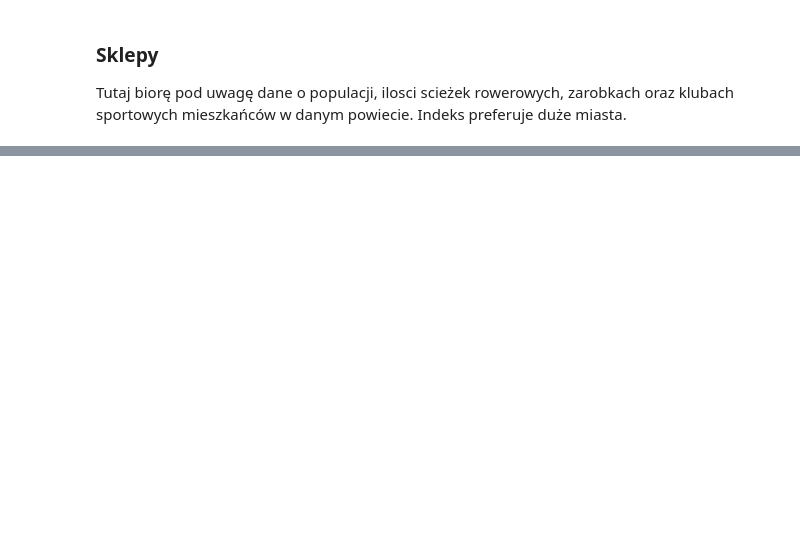
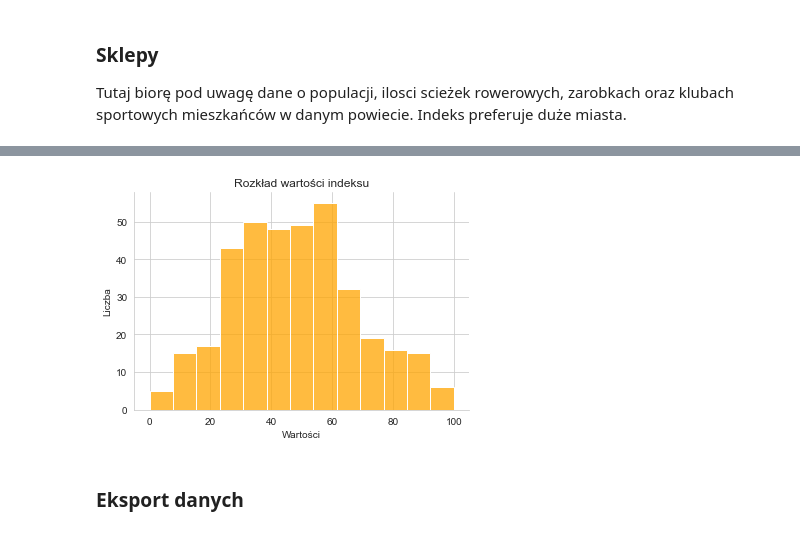
Before and after one commit to wojtekolesinski/bicycle-shop-case-study, a Jupyter notebook: notebook.ipynb, the cells around one changed output, grey strips where cells are left out. Saved outputs shown, nothing was run; the diff lists cells and outputs as text; code cells hidden in the pictures; blank space fills up the shorter version.

```diff
--- a/notebook.ipynb
+++ b/notebook.ipynb
@@ -361,3 +363,15 @@ dane_norm.loc[sklepy.nlargest(5).index, ['ludnosc', 'kluby_sportowe_10k_mieszkan
 | Powiat m.Wrocław | 0.351779 | 0.207048 | 0.450980 | 0.449672 | 0.533057 |
 | Powiat m.Poznań | 0.289791 | 0.255507 | 0.431373 | 0.442013 | 0.408224 |
 | Powiat m.Gdańsk | 0.254665 | 0.176211 | 0.294118 | 0.518600 | 0.300251 |
+# %%
+sns.set_style('whitegrid')
+sns.histplot(wypozyczalnie, color='orange')
+sns.despine()
+plt.xlabel('Wartości')
+plt.ylabel('Liczba')
+plt.title('Rozkład wartości indeksu')
+plt.show()
+# %% [output]
+[figure, added]
+# %% [markdown]
+### Eksport danych
```
Also changed, not shown: parts of 7 cells of this notebook.
